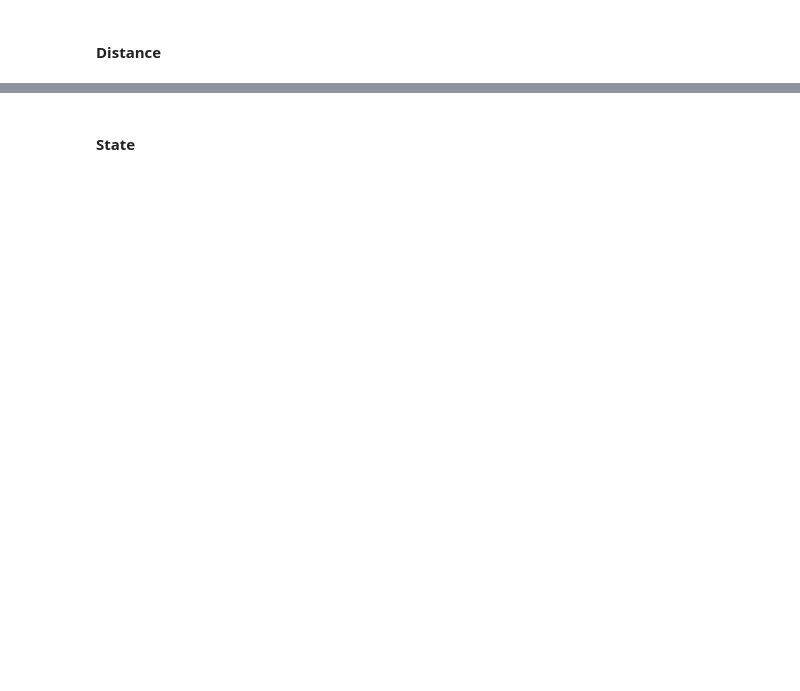
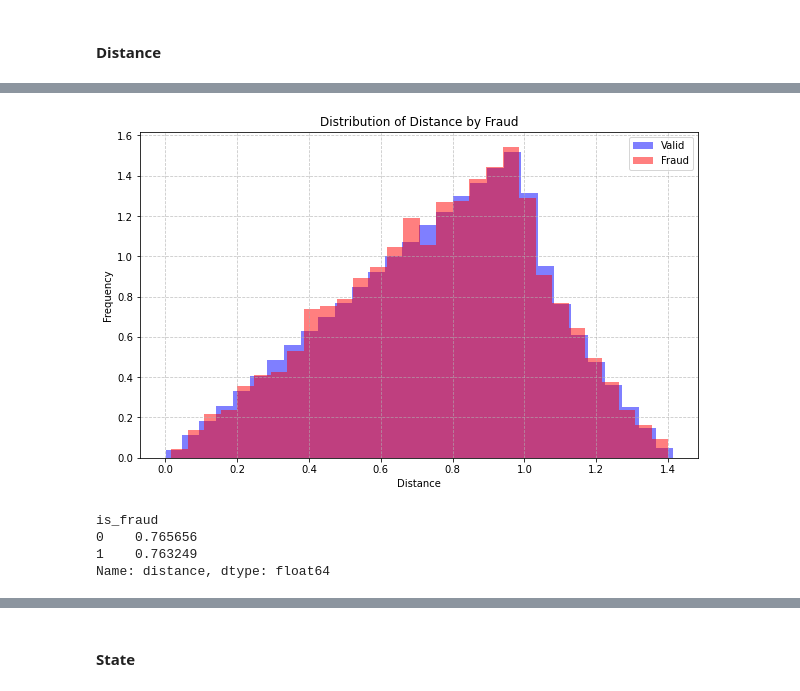
Before and after one commit to anabellafalk/cc_fraud_detection, a Jupyter notebook: eda.ipynb, the cells around one changed output, grey strips where cells are left out. Drawn from its saved outputs; the diff is of its cells as text; code cells hidden in the pictures; blank space fills up the shorter version.

```diff
--- a/eda.ipynb
+++ b/eda.ipynb
@@ -513,2 +550,5 @@ plt.plot(dat_tr[dat_tr['is_fraud'] == 0]['city_pop'].sort_values().values)
 # %% [markdown]
 #### Distance
+# %%
+# Calculate manhattan distance using coords
+dat_tr['distance'] = np.sqrt((dat_tr['merch_lat'] - dat_tr['lat'])**2 + (dat_tr['merch_long'] - dat_tr['long'])**2)
@@ -514,0 +576,22 @@ plt.plot(dat_tr[dat_tr['is_fraud'] == 0]['city_pop'].sort_values().values)
+# %%
+plt.figure(figsize=(10, 6))
+
+plt.hist(dat_tr[dat_tr['is_fraud'] == 0]['distance'], bins = 30, alpha = 0.5, density = True, color = 'blue', label = 'Valid')
+plt.hist(dat_tr[dat_tr['is_fraud'] == 1]['distance'], bins = 30, alpha = 0.5, density = True, color = 'red', label = 'Fraud')
+
+plt.xlabel('Distance')
+plt.ylabel('Frequency')
+plt.title('Distribution of Distance by Fraud')
+plt.legend()
+plt.grid(True, linestyle='--', alpha=0.7)
+
+plt.show()
+# %% [output]
+[figure, added]
+# %%
+dat_tr.groupby('is_fraud')['distance'].mean()
+# %% [output]
+is_fraud
+0    0.765656
+1    0.763249
+Name: distance, dtype: float64
```
Also changed, not shown: parts of 41 cells of this notebook.
